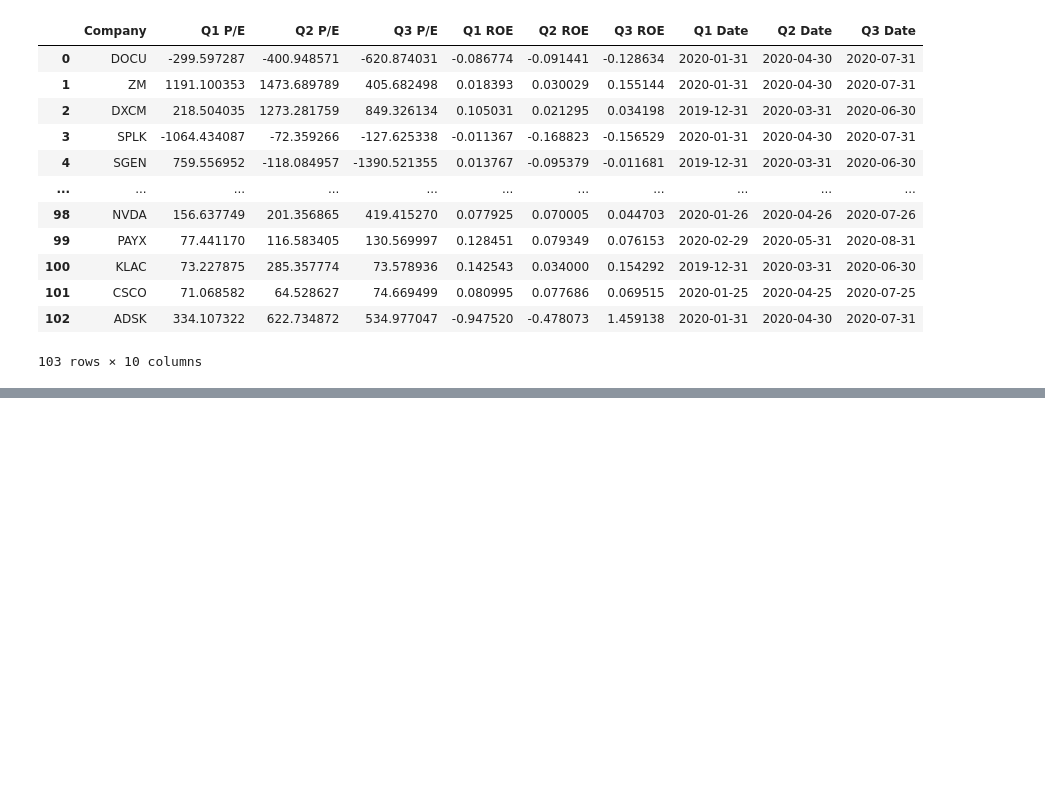
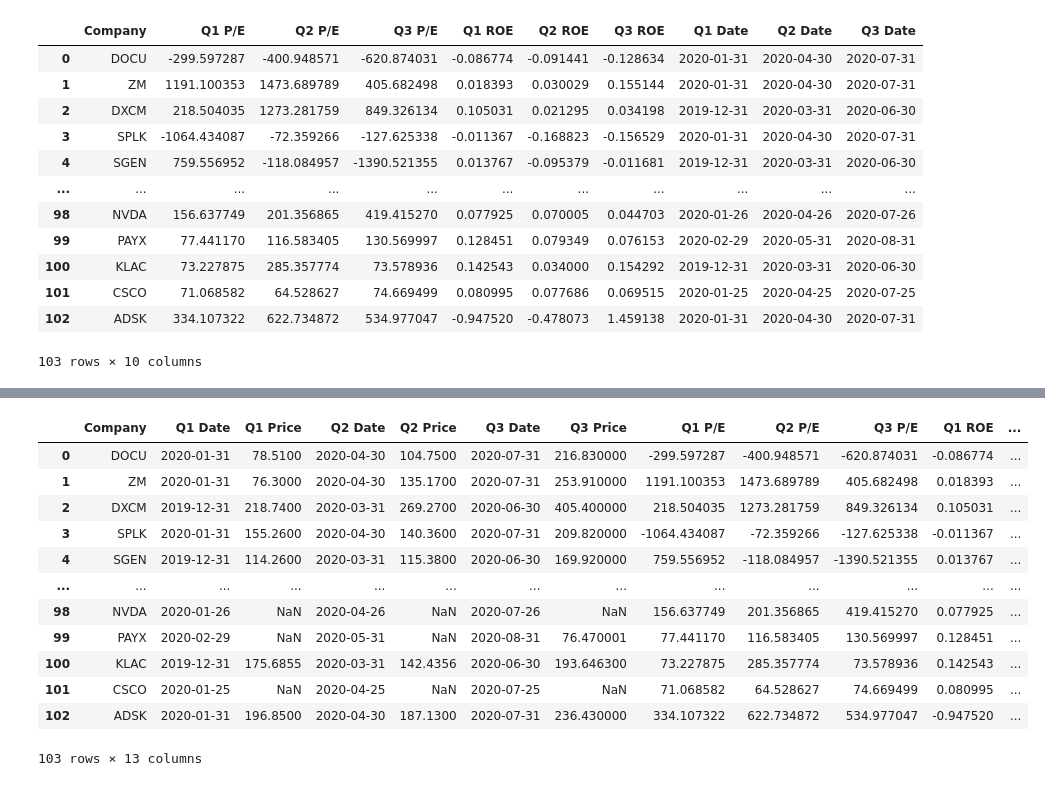
Before and after one commit to m1nsun9/Tech_Bubble_Analysis, a Jupyter notebook: Final_Nasdaq_Data/Nasdaq_Analysis.ipynb, the cells around one changed output, grey strips where cells are left out. Drawn from its saved outputs; the diff is of its cells as text; code cells hidden in the pictures; blank space fills up the shorter version.

Commit message:
cleaned composite nasdaq data

```diff
--- a/Final_Nasdaq_Data/Nasdaq_Analysis.ipynb
+++ b/Final_Nasdaq_Data/Nasdaq_Analysis.ipynb
@@ -60 +81,19 @@ financial_growth_df
 103 rows × 13 columns
+# %%
+nasdaq_df = historical_prices_df.merge(financial_ratios_df, how='outer', on=['Company', 'Q1 Date', 'Q2 Date', 'Q3 Date'])
+
+nasdaq_df
+# %% [output]
+|  | Company | Q1 Date | Q1 Price | Q2 Date | Q2 Price | Q3 Date | Q3 Price | Q1 P/E | Q2 P/E | Q3 P/E | Q1 ROE | ... |
+| 0 | DOCU | 2020-01-31 | 78.5100 | 2020-04-30 | 104.7500 | 2020-07-31 | 216.830000 | -299.597287 | -400.948571 | -620.874031 | -0.086774 | ... |
+| 1 | ZM | 2020-01-31 | 76.3000 | 2020-04-30 | 135.1700 | 2020-07-31 | 253.910000 | 1191.100353 | 1473.689789 | 405.682498 | 0.018393 | ... |
+| 2 | DXCM | 2019-12-31 | 218.7400 | 2020-03-31 | 269.2700 | 2020-06-30 | 405.400000 | 218.504035 | 1273.281759 | 849.326134 | 0.105031 | ... |
+| 3 | SPLK | 2020-01-31 | 155.2600 | 2020-04-30 | 140.3600 | 2020-07-31 | 209.820000 | -1064.434087 | -72.359266 | -127.625338 | -0.011367 | ... |
+| 4 | SGEN | 2019-12-31 | 114.2600 | 2020-03-31 | 115.3800 | 2020-06-30 | 169.920000 | 759.556952 | -118.084957 | -1390.521355 | 0.013767 | ... |
+| ... | ... | ... | ... | ... | ... | ... | ... | ... | ... | ... | ... | ... |
+| 98 | NVDA | 2020-01-26 | NaN | 2020-04-26 | NaN | 2020-07-26 | NaN | 156.637749 | 201.356865 | 419.415270 | 0.077925 | ... |
+| 99 | PAYX | 2020-02-29 | NaN | 2020-05-31 | NaN | 2020-08-31 | 76.470001 | 77.441170 | 116.583405 | 130.569997 | 0.128451 | ... |
+| 100 | KLAC | 2019-12-31 | 175.6855 | 2020-03-31 | 142.4356 | 2020-06-30 | 193.646300 | 73.227875 | 285.357774 | 73.578936 | 0.142543 | ... |
+| 101 | CSCO | 2020-01-25 | NaN | 2020-04-25 | NaN | 2020-07-25 | NaN | 71.068582 | 64.528627 | 74.669499 | 0.080995 | ... |
+| 102 | ADSK | 2020-01-31 | 196.8500 | 2020-04-30 | 187.1300 | 2020-07-31 | 236.430000 | 334.107322 | 622.734872 | 534.977047 | -0.947520 | ... |
+103 rows × 13 columns
```
Also changed, not shown: parts of 7 cells of this notebook.
